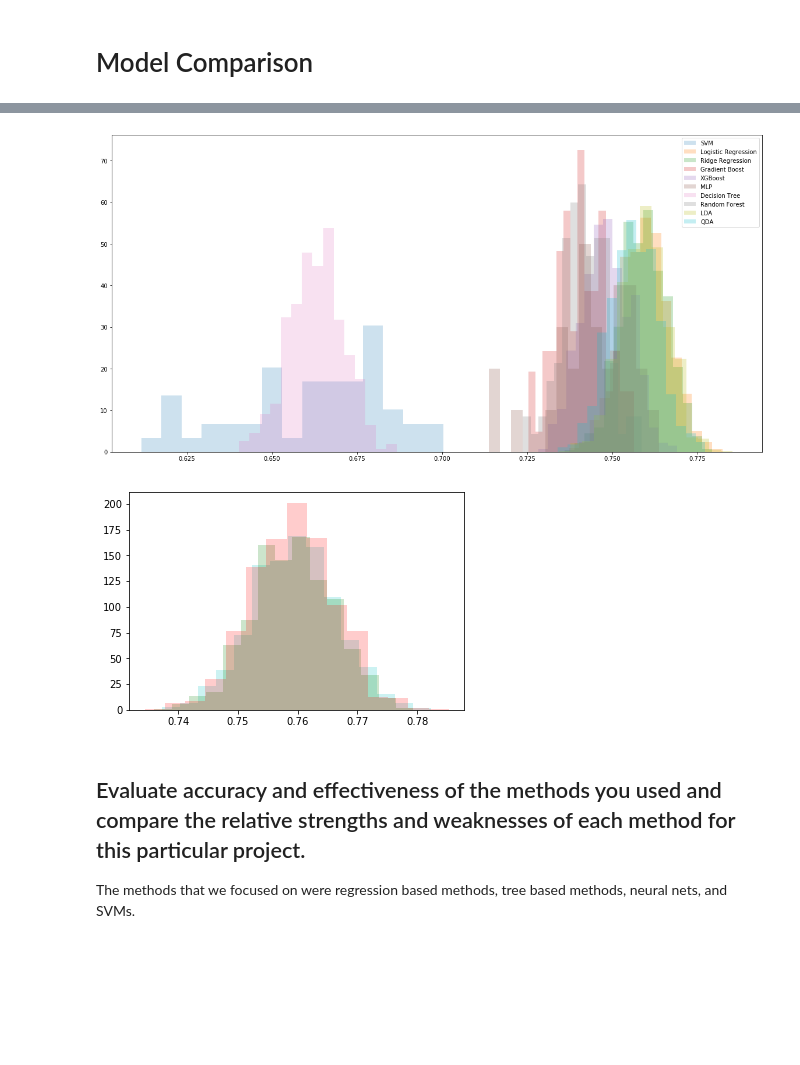
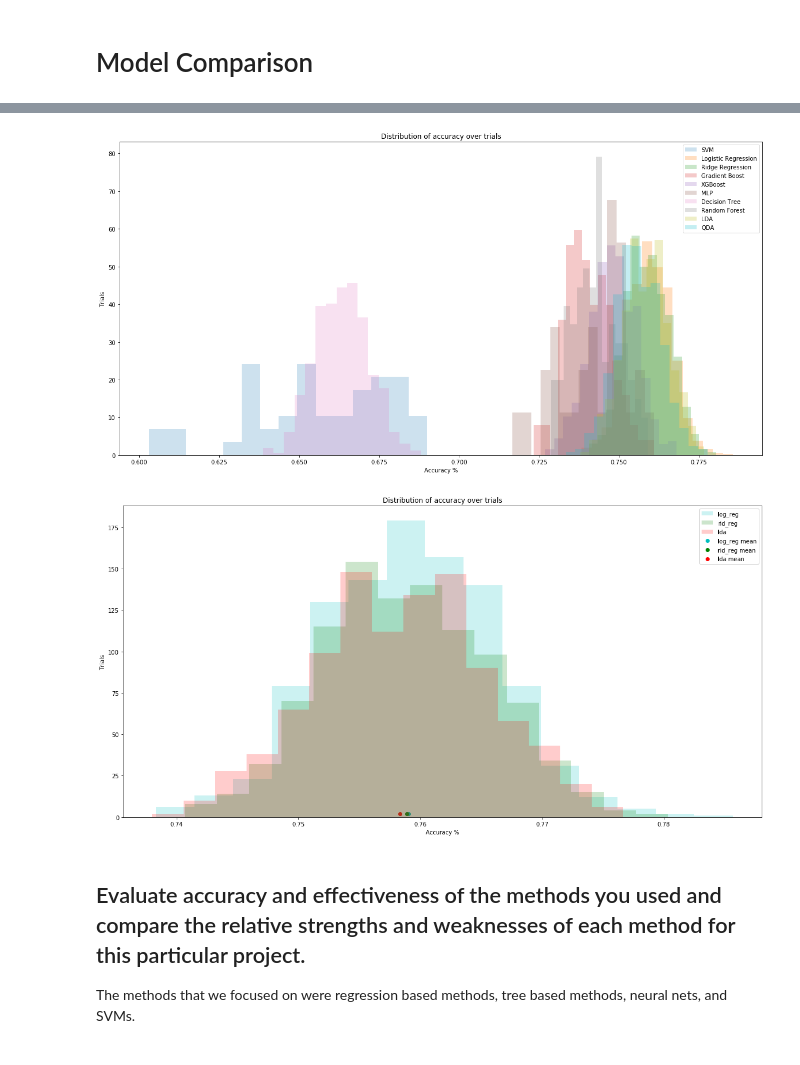
Before and after one commit to a-morr/nbacme, a Jupyter notebook: Algorithm_Discussion.ipynb, the cells around one changed output, grey strips where cells are left out. Cells and saved outputs as stored; diff of their text form; code cells hidden in the pictures; blank space fills up the shorter version.

Commit message:
Filled in discussions of new methods.  Filled in new comparison charts.

```diff
--- a/Algorithm_Discussion.ipynb
+++ b/Algorithm_Discussion.ipynb
@@ -301,17 +302,32 @@ for model in results[1:]:
     trans = comps['Accuracy'][i]
     i+=1
     plt.hist(model[1],alpha=trans/3.,bins=15,label=lab,normed=True)
+
+plt.title("Distribution of accuracy over trials")
+plt.xlabel("Accuracy %")
+plt.ylabel("Trials")
+
 plt.legend()
 plt.show()
 # %% [output]
-[figure, old version]
+[figure, new version]
 # %%
-plt.hist(log_reg[1],color='c',alpha=0.2,bins=15)
-plt.hist(rid_reg[1],color='g',alpha=0.2,bins=15)
-plt.hist(lda_[1],color='r',alpha=0.2,bins=15)
+fig, ax = plt.subplots(figsize=(20,10))
+ax.hist(log_reg[1],color='c',alpha=0.2,bins=15, label='log_reg')
+ax.hist(rid_reg[1],color='g',alpha=0.2,bins=15, label='rid_reg')
+ax.hist(lda_[1],color='r',alpha=0.2,bins=15, label='lda')
+
+ax.scatter(log_reg[0][0], 2, color='c', label="log_reg mean")
+ax.scatter(rid_reg[0][0], 2, color='g', label='rid_reg mean')
+ax.scatter(lda_[0][0], 2, color='r', label='lda mean')
+plt.legend()
+plt.title("Distribution of accuracy over trials")
+plt.xlabel("Accuracy %")
+plt.ylabel("Trials")
+
 plt.show()
 # %% [output]
-[figure, old version]
+[figure, new version]
 # %% [markdown]
 ## Evaluate accuracy and effectiveness of the methods you used and compare the relative strengths and weaknesses of each method for this particular project.
 
```
Also changed, not shown: parts of 29 cells of this notebook.
